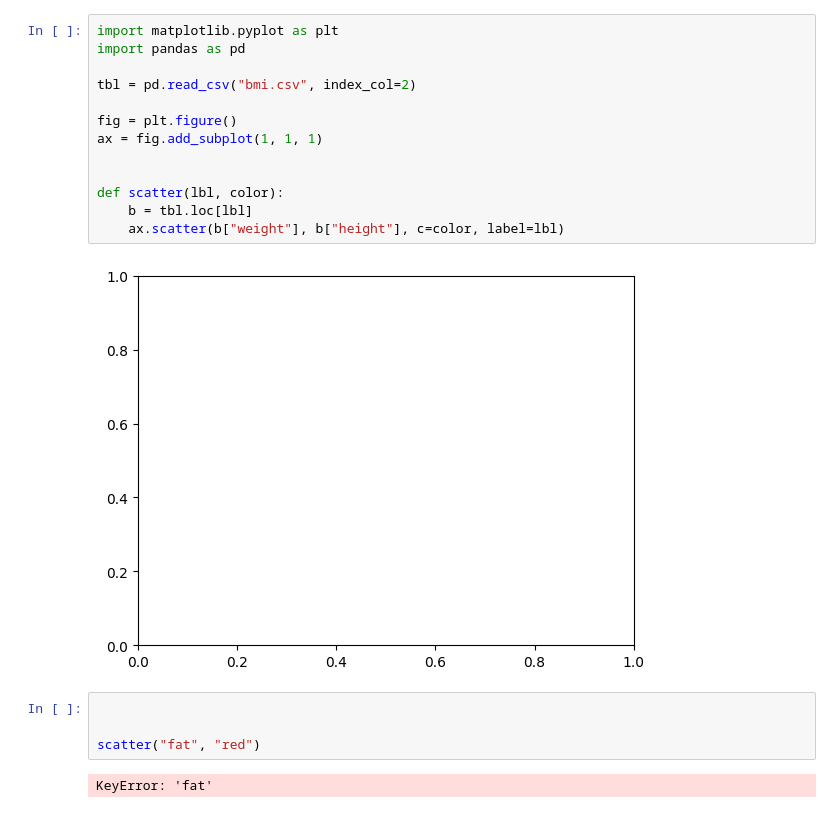
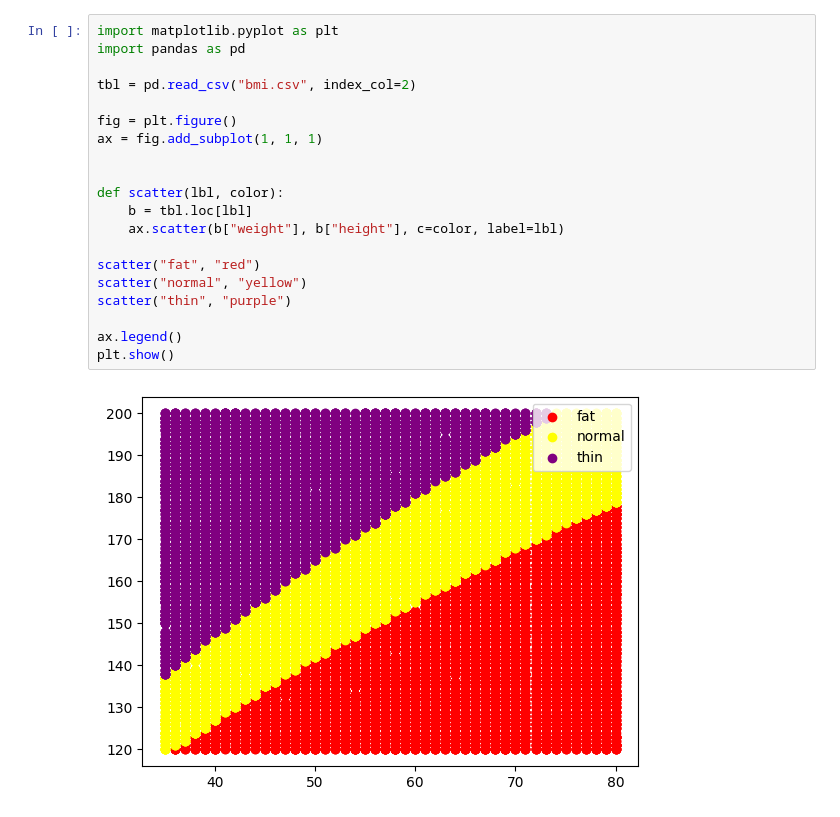
Before and after one commit to chopperkim/ds, a Jupyter notebook: chapter04/bmi-test.ipynb, the cells around one changed output. Drawn from its saved outputs; the diff is of its cells as text.

```diff
--- a/chapter04/bmi-test.ipynb
+++ b/chapter04/bmi-test.ipynb
@@ -1,21 +1,22 @@
 # %%
 import matplotlib.pyplot as plt
 import pandas as pd
 
 tbl = pd.read_csv("bmi.csv", index_col=2)
 
 fig = plt.figure()
 ax = fig.add_subplot(1, 1, 1)
 
 
 def scatter(lbl, color):
     b = tbl.loc[lbl]
     ax.scatter(b["weight"], b["height"], c=color, label=lbl)
+
+scatter("fat", "red")
+scatter("normal", "yellow")
+scatter("thin", "purple")
+
+ax.legend()
+plt.show()
 # %% [output]
-[figure, old version]
+[figure, new version]
-# %%
-
-
-scatter("fat", "red")
-# %% [output]
-KeyError: 'fat'
```
Also changed, not shown: 8 other files.
